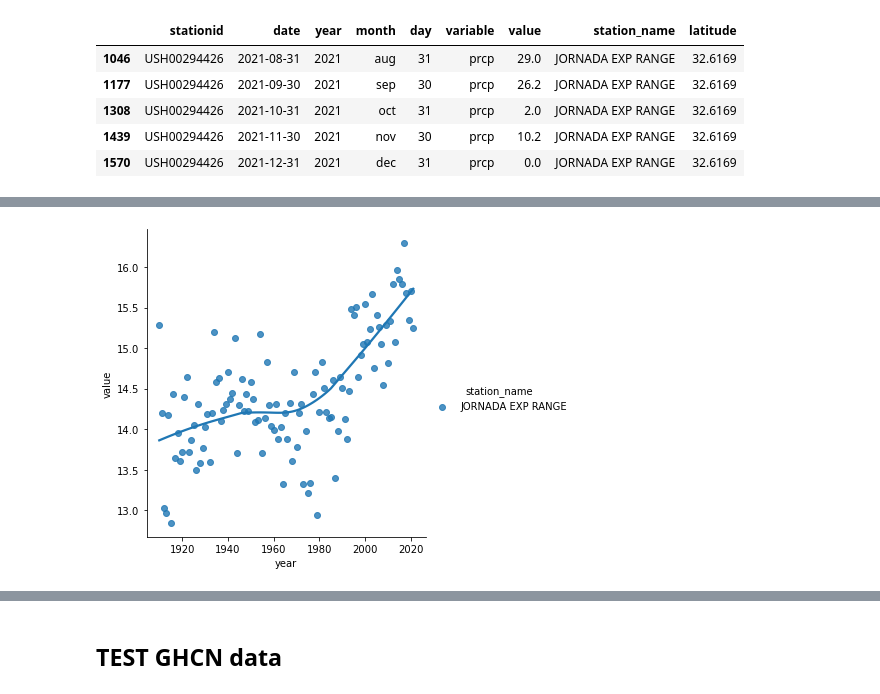
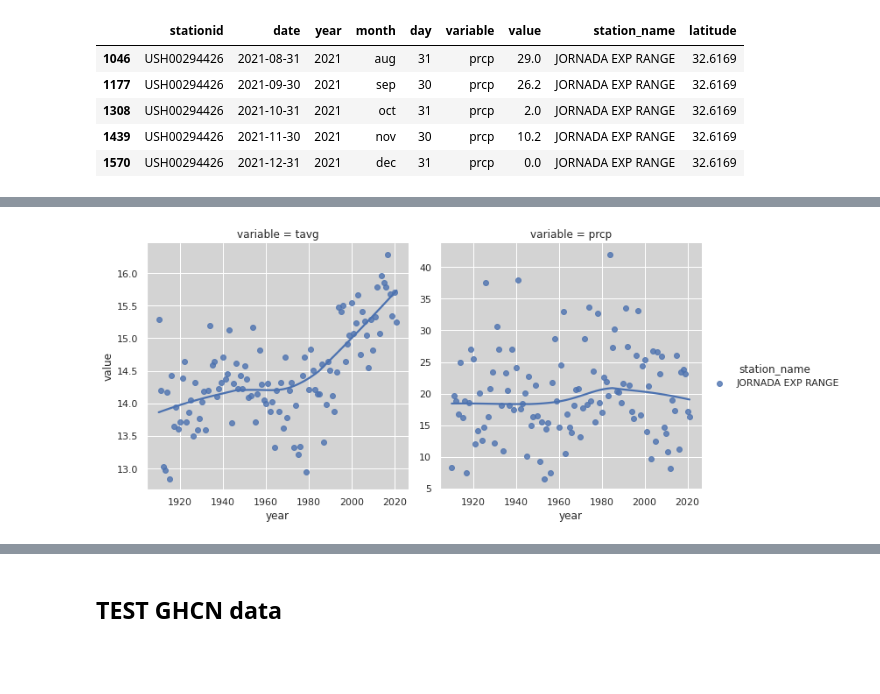
Before and after one commit to jornada-im/climate-metrics, a Jupyter notebook: notebooks/LTclimate.ipynb, the cells around one changed output, grey strips where cells are left out. Saved outputs shown, nothing was run; the diff lists cells and outputs as text; code cells hidden in the pictures; blank space fills up the shorter version.

```diff
--- a/notebooks/LTclimate.ipynb
+++ b/notebooks/LTclimate.ipynb
@@ -73,3 +73,13 @@ out.tail()
 | 1308 | USH00294426 | 2021-10-31 | 2021 | oct | 31 | prcp | 2.0 | JORNADA EXP RANGE | 32.6169 |
 | 1439 | USH00294426 | 2021-11-30 | 2021 | nov | 30 | prcp | 10.2 | JORNADA EXP RANGE | 32.6169 |
 | 1570 | USH00294426 | 2021-12-31 | 2021 | dec | 31 | prcp | 0.0 | JORNADA EXP RANGE | 32.6169 |
+# %%
+gby = tavg.loc[tavg.date > '1910-01-01',:].groupby(['station_name','latitude','year'])
+annmean = gby.agg({'value': 'mean'}).reset_index()
+annmean['variable'] = 'tavg'
+gby = prcp.loc[prcp.date > '1910-01-01',:].groupby(['station_name','latitude','year'])
+annsum = gby.agg({'value': 'mean'}).reset_index()
+annsum['variable'] = 'prcp'
+annmean = pd.concat([annmean, annsum])
+
+annmean.tail()
@@ -76,7 +93,4 @@ out.tail()
 # %%
 import seaborn as sns
+sns.set(rc={'axes.facecolor':'lightgrey', 'figure.facecolor':'white'})
 #sns.set_palette('colorblind')
-# %%
-gby = tavg.loc[tavg.date > '1910-01-01',:].groupby(['station_name','year'])
-annmean = gby.mean().reset_index()
-annmean.head()
@@ -90,4 +97,5 @@ annmean.head()
 # %%
-g = sns.lmplot(x='year', y='value', hue='station_name', lowess=True, data=annmean)
+g = sns.lmplot(x='year', y='value', hue='station_name', col='variable',
+lowess=True, data=annmean, facet_kws={'sharey':False})
 # %% [output]
-[figure, old version]
+[figure, new version]
```
Also changed, not shown: parts of 30 cells of this notebook.
